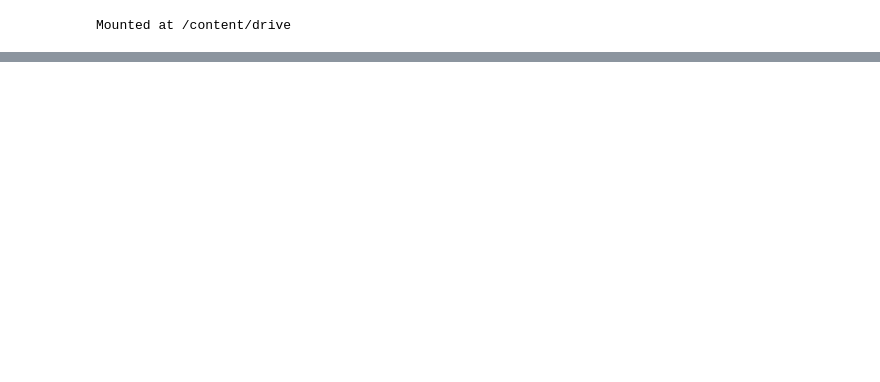
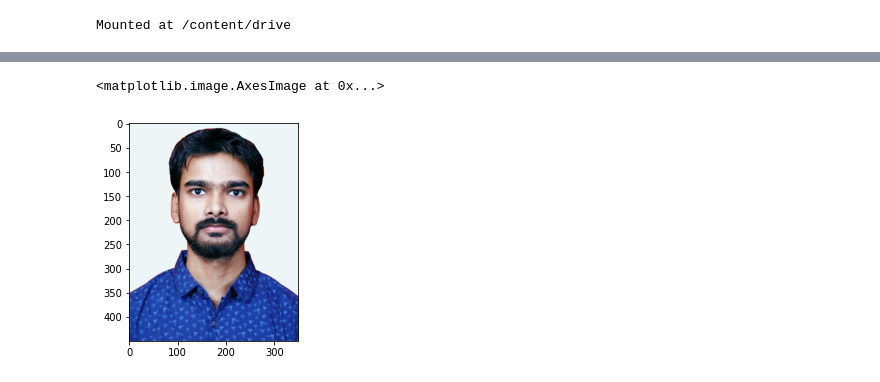
Before and after one commit to CodeWithSridhar/Live-Class-Monitoring-System-Face-Emotion-Recognition-, a Jupyter notebook: Live_Class_Monitoring_System(Face_Emotion_Recognition).ipynb, the cells around one changed output, grey strips where cells are left out. Saved outputs shown, nothing was run; the diff lists cells and outputs as text; code cells hidden in the pictures; blank space fills up the shorter version.

```diff
--- a/Live_Class_Monitoring_System(Face_Emotion_Recognition).ipynb
+++ b/Live_Class_Monitoring_System(Face_Emotion_Recognition).ipynb
@@ -123,0 +123,6 @@ Zip file extracted successfully
+# %%
+# convert this image from BGR to RGB as we going to work on RGB images
+plt.imshow( cv2.cvtColor(img1, cv2.COLOR_BGR2RGB))
+# %% [output]
+<matplotlib.image.AxesImage at 0x...>
+[figure, added]
```
Also changed, not shown: parts of 17 cells of this notebook.
